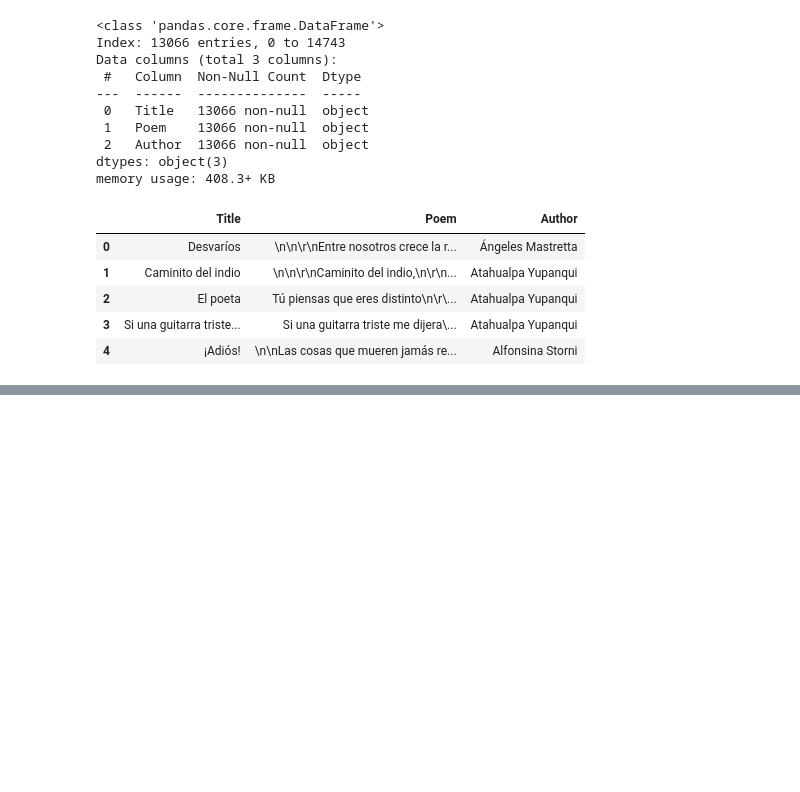
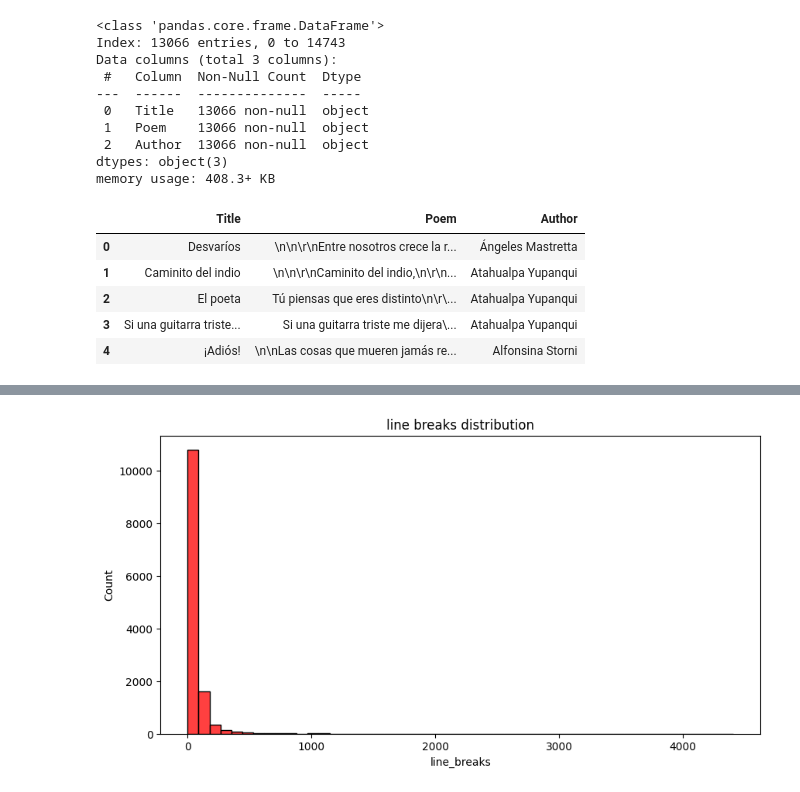
Before and after one commit to jgarnicaa/GenAI_Poetry, a Jupyter notebook: src/EDA/EDA_ES.ipynb, the cells around one changed output, grey strips where cells are left out. Drawn from its saved outputs; the diff is of its cells as text; code cells hidden in the pictures; blank space fills up the shorter version.

```diff
--- a/src/EDA/EDA_ES.ipynb
+++ b/src/EDA/EDA_ES.ipynb
@@ -93,0 +168,3 @@ We saw there are ~13k poems with its title and author. Now we're going to see so
+# %%
+df['line_breaks']=df['Poem'].apply(lambda x: x.count('\n'))
+df['line_breaks'].describe()
@@ -93,0 +181,7 @@ We saw there are ~13k poems with its title and author. Now we're going to see so
+# %%
+plt.figure(figsize=(10,5))
+sns.histplot(df['line_breaks'], bins=50, color='red')
+plt.title("line breaks distribution")
+plt.show()
+# %% [output]
+[figure, added]
```
Also changed, not shown: parts of 13 cells of this notebook, 1 other file.
